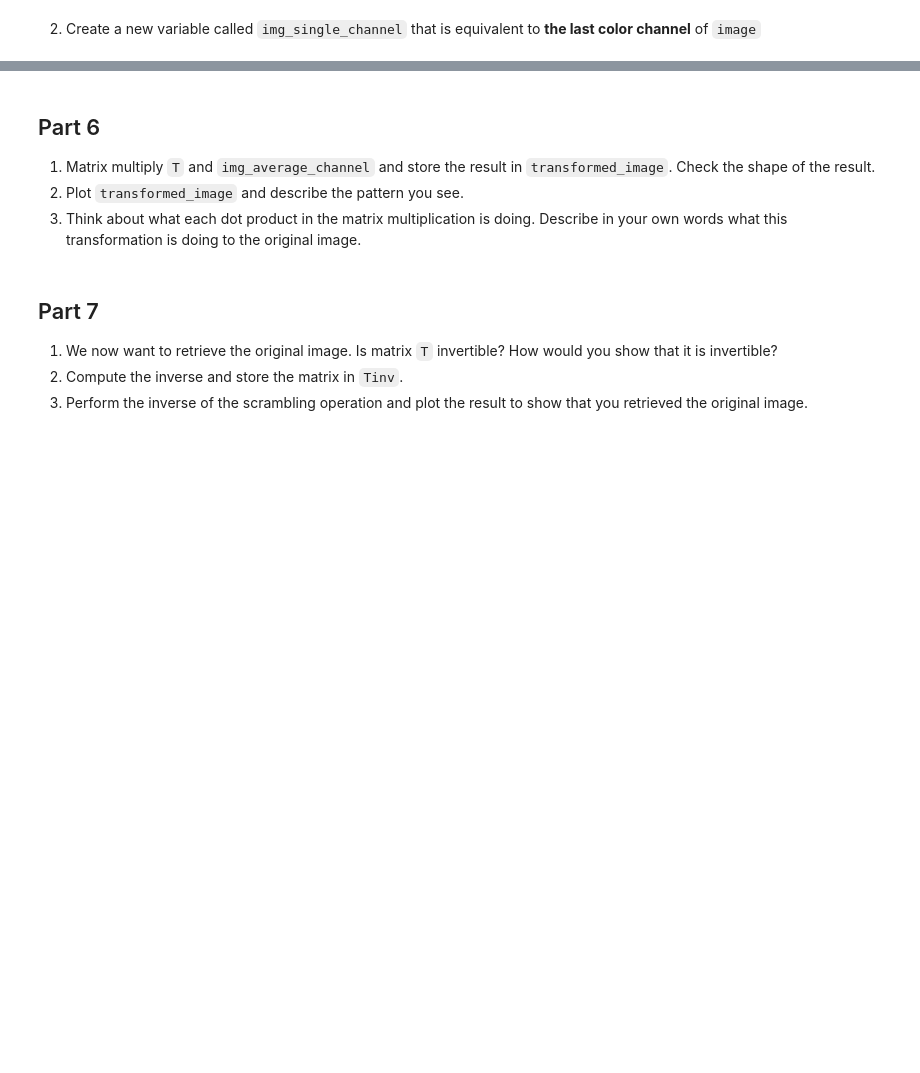
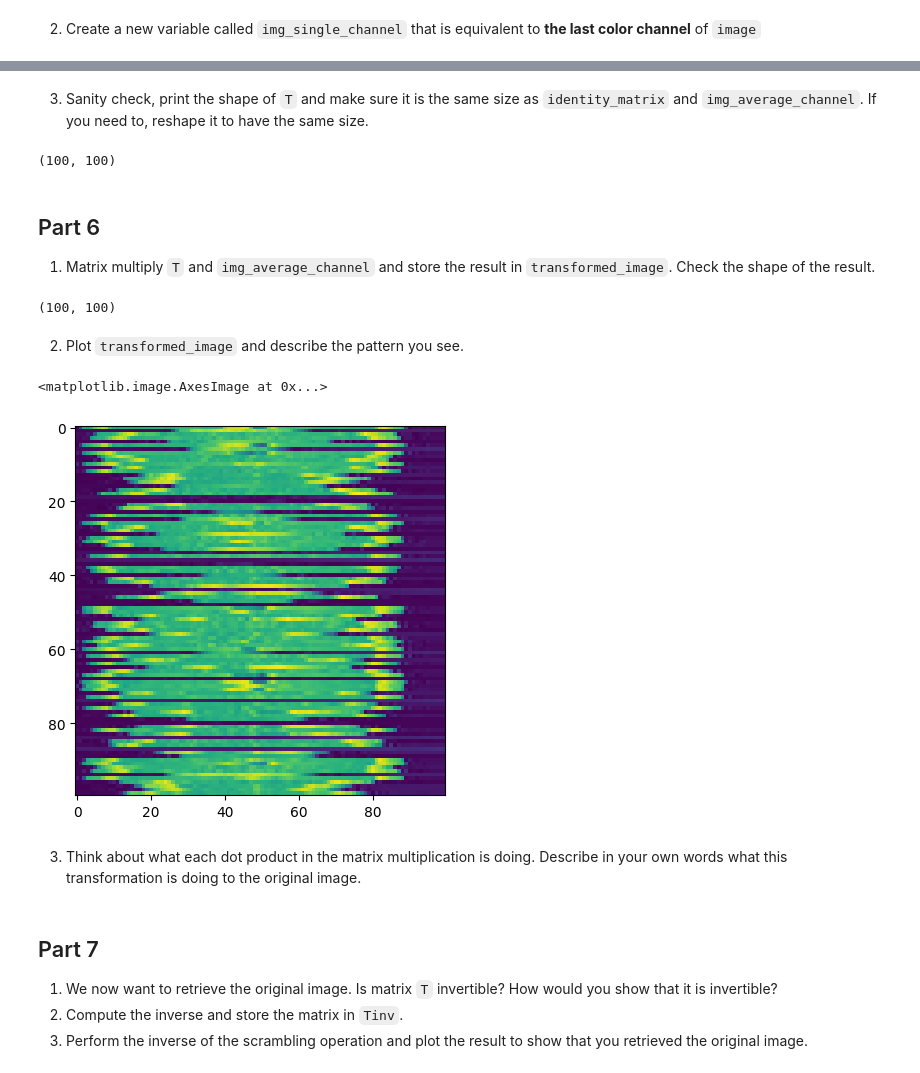
Before and after one commit to Toshou/Fall-23-APML-Public, a Jupyter notebook: Assignements/HW1/HW1.ipynb, the cells around one changed output, grey strips where cells are left out. Saved outputs shown, nothing was run; the diff lists cells and outputs as text; code cells hidden in the pictures; blank space fills up the shorter version.

```diff
--- a/Assignements/HW1/HW1.ipynb
+++ b/Assignements/HW1/HW1.ipynb
@@ -63,0 +108,6 @@ We are going to use `identity_matrix` to scramble the rows and columns of `img_a
+# %%
+# Get the number of rows in img_average_channel
+num_rows = img_average_channel.shape[0]
+
+# Create an array containing the numbers 0, 1, ..., N-1
+row_indices = np.arange(num_rows)
@@ -63,0 +116,6 @@ We are going to use `identity_matrix` to scramble the rows and columns of `img_a
+# %%
+# Shuffle the row indices
+np.random.shuffle(row_indices)
+
+# Now, row_indices is shuffled
+rows = row_indices
@@ -69,0 +136,3 @@ We are going to use `identity_matrix` to scramble the rows and columns of `img_a
+# %%
+# Create the new matrix T using shuffled row indices
+T = identity_matrix[rows]
@@ -70,9 +143,30 @@ We are going to use `identity_matrix` to scramble the rows and columns of `img_a
+# %% [markdown]
+3. Sanity check, print the shape of `T` and make sure it is the same size as `identity_matrix` and `img_average_channel`. If you need to,  reshape it to have the same size.
+# %%
+np.shape(T)
+# %% [output]
+(100, 100)
 # %% [markdown]
 ## Part 6
 
 1. Matrix multiply `T` and `img_average_channel` and store the result in `transformed_image`. Check the shape of the result.
-2. Plot `transformed_image` and describe the pattern you see.
-3. Think about what each dot product in the matrix multiplication is doing. Describe in your own words what this transformation is doing to the original image.
+# %%
+transformed_image = T @ img_average_channel
+
+np.shape(transformed_image)
+# %% [output]
+(100, 100)
+# %% [markdown]
+2. Plot `transformed_image` and describe the pattern you see.
+# %%
+plt.imshow(transformed_image)
+
+#The original lemon picture we had was distorded, and it looks like multiple lemons appear now, as a result of the shuffling we've previously made
+# %% [output]
+<matplotlib.image.AxesImage at 0x...>
+[figure, added]
+# %% [markdown]
+3. Think about what each dot product in the matrix multiplication is doing. Describe in your own words what this transformation is doing to the original image.
 # %% [markdown]
 ## Part 7
 
```
Also changed, not shown: parts of 26 cells of this notebook.
